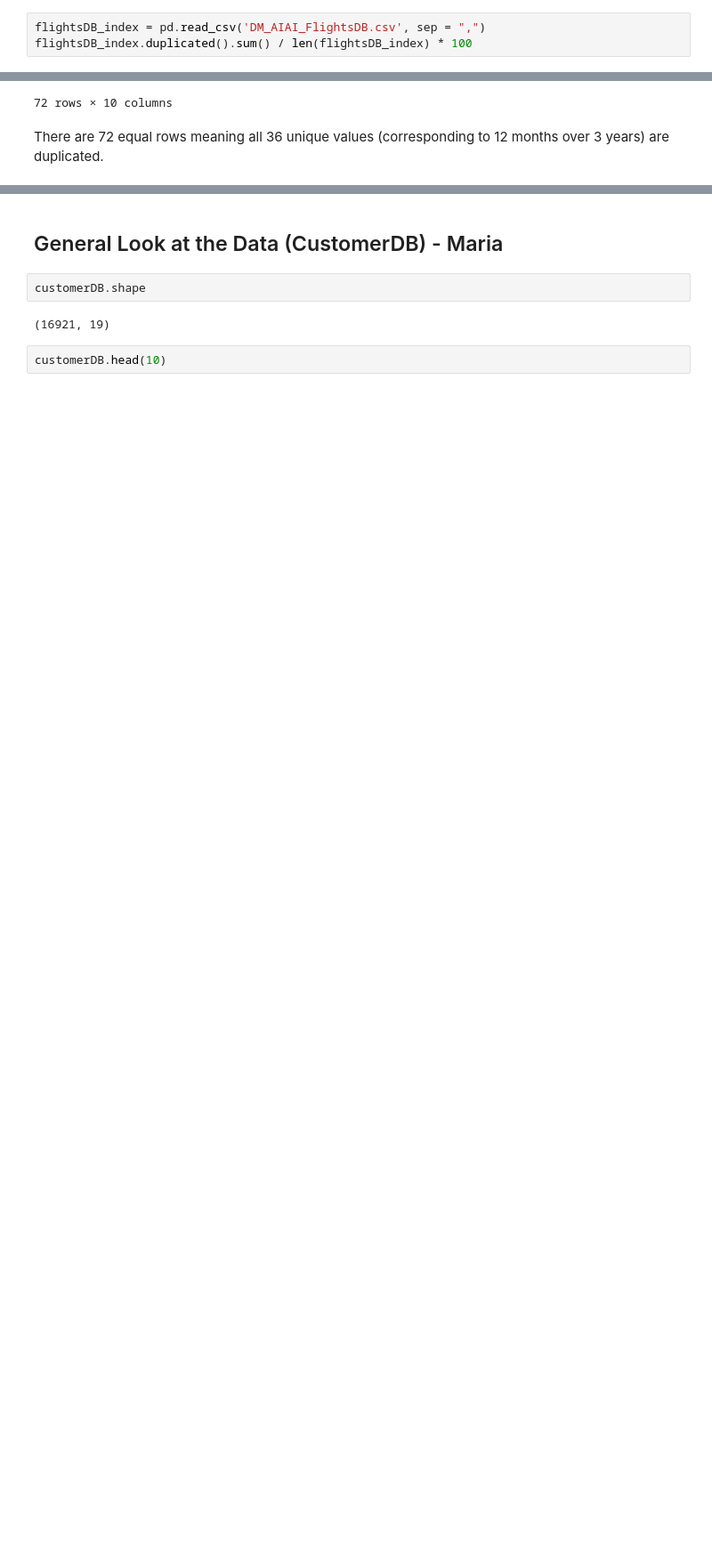
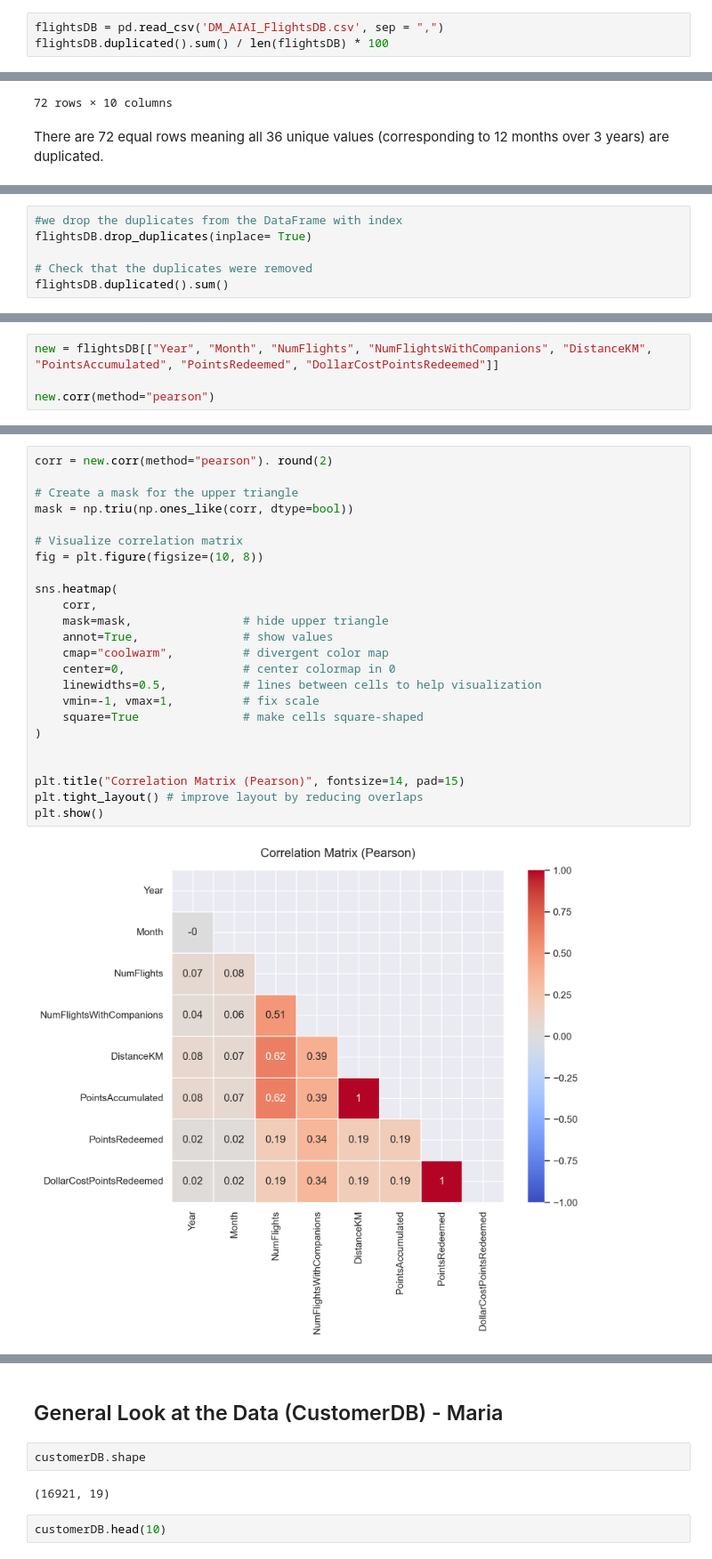
Before and after one commit to lourenco500/Data-Mining-Project, a Jupyter notebook: Deliverable_1 Maria.ipynb, the cells around one changed output, grey strips where cells are left out. Shown: that part at 89% size. Cells and saved outputs as stored; diff of their text form; blank space fills up the shorter version.

Commit message:
Finalizar 'General look at the Data' e 'Feature Engineering'

```diff
--- a/Deliverable_1 Maria.ipynb
+++ b/Deliverable_1 Maria.ipynb
@@ -258,6 +320,6 @@ Because of this we understand that having Loyalty# as an index can be a wrong ap
 # %%
-flightsDB_index = pd.read_csv('DM_AIAI_FlightsDB.csv', sep = ",")
-flightsDB_index.duplicated().sum() / len(flightsDB_index) * 100
+flightsDB = pd.read_csv('DM_AIAI_FlightsDB.csv', sep = ",")
+flightsDB.duplicated().sum() / len(flightsDB) * 100
 # %% [output]
 np.float64(0.4771249564457067)
 # %% [markdown]
@@ -286,0 +353,6 @@ There are 72 equal rows meaning all 36 unique values (corresponding to 12 months
+# %%
+#we drop the duplicates from the DataFrame with index
+flightsDB.drop_duplicates(inplace= True)
+
+# Check that the duplicates were removed
+flightsDB.duplicated().sum()
@@ -286,0 +398,4 @@ There are 72 equal rows meaning all 36 unique values (corresponding to 12 months
+# %%
+new = flightsDB[["Year", "Month", "NumFlights", "NumFlightsWithCompanions", "DistanceKM", "PointsAccumulated", "PointsRedeemed", "DollarCostPointsRedeemed"]]
+
+new.corr(method="pearson")
@@ -286,0 +414,26 @@ There are 72 equal rows meaning all 36 unique values (corresponding to 12 months
+# %%
+corr = new.corr(method="pearson"). round(2)
+
+# Create a mask for the upper triangle
+mask = np.triu(np.ones_like(corr, dtype=bool))
+
+# Visualize correlation matrix
+fig = plt.figure(figsize=(10, 8))
+
+sns.heatmap(
+    corr,
+    mask=mask,                # hide upper triangle
+    annot=True,               # show values
+    cmap="coolwarm",          # divergent color map
+    center=0,                 # center colormap in 0
+    linewidths=0.5,           # lines between cells to help visualization
+    vmin=-1, vmax=1,          # fix scale
+    square=True               # make cells square-shaped
+)
+
+
+plt.title("Correlation Matrix (Pearson)", fontsize=14, pad=15)
+plt.tight_layout() # improve layout by reducing overlaps
+plt.show()
+# %% [output]
+[figure, added]
```
Also changed, not shown: parts of 59 cells of this notebook.
